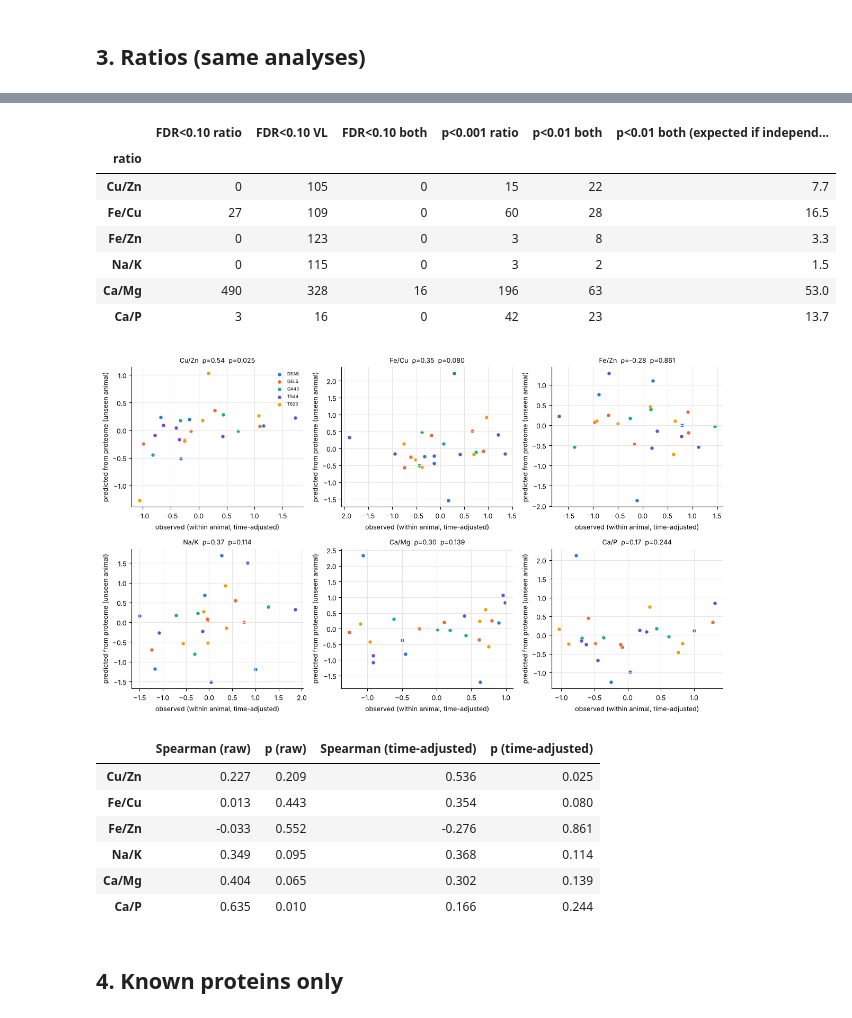
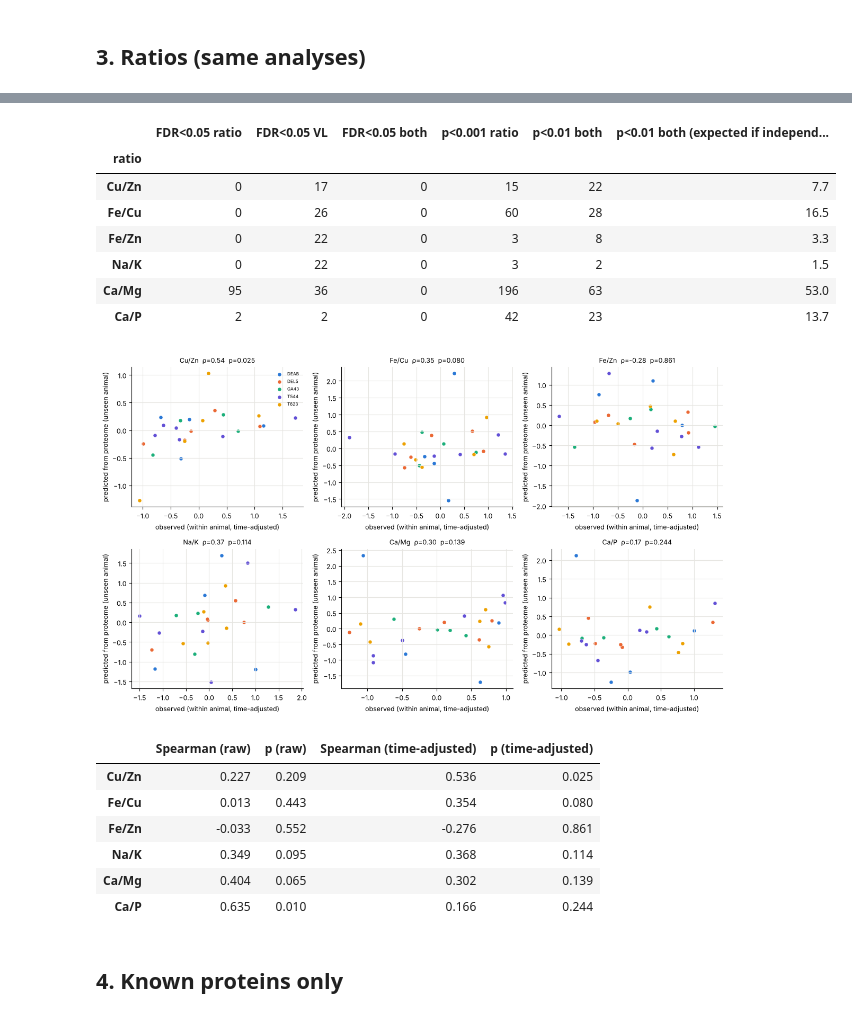
Before and after one commit to Isra-inventor/PRISM, a Jupyter notebook: omics_element_lmm/colab/Elements_Proteome_Colab_v2_executed.ipynb, the cells around one changed output, grey strips where cells are left out. Drawn from its saved outputs; the diff is of its cells as text; code cells hidden in the pictures.

```diff
--- a/omics_element_lmm/colab/Elements_Proteome_Colab_v2_executed.ipynb
+++ b/omics_element_lmm/colab/Elements_Proteome_Colab_v2_executed.ipynb
@@ -119,13 +119,13 @@ def run(name):
 {'Iron': 17, 'Copper': 9, 'Zinc': 15, 'Calcium/bone': 19, 'Na/K transport': 5, 'Acute phase': 16, 'Interferon': 12, 'Platelet': 18, 'Red cell': 8}
 # %%
 def volcano(ax, r, tag, title):
-    x, y = r[f"slope_{tag}"], -np.log10(r[f"p_{tag}"]); q = r[f"q_{tag}"] < .10; n = r[f"p_{tag}"] < .001
+    x, y = r[f"slope_{tag}"], -np.log10(r[f"p_{tag}"]); q = r[f"q_{tag}"] < .05; n = r[f"p_{tag}"] < .001
     ax.scatter(x[~n], y[~n], s=4, c=GREY); ax.scatter(x[n & ~q], y[n & ~q], s=9, c=BLUE); ax.scatter(x[q], y[q], s=14, c=ORANGE)
     for i in r[f"p_{tag}"].nsmallest(5).index: ax.annotate(r.label[i][:10], (x[i], y[i]), fontsize=7, xytext=(2, 2), textcoords="offset points")
-    ax.set_title(f"{title}\nFDR<0.10: {int(q.sum())} | p<0.001: {int(n.sum())}", fontsize=9); ax.set_xlabel("slope (log2 protein / SD)"); ax.set_ylabel("-log10 p")
+    ax.set_title(f"{title}\nFDR<0.05: {int(q.sum())} | p<0.001: {int(n.sum())}", fontsize=9); ax.set_xlabel("slope (log2 protein / SD)"); ax.set_ylabel("-log10 p")
 def counts(r):
     rows = []
-    for nm, fe, fv in [("FDR<0.10", r.q_E < .10, r.q_VL < .10), ("p<0.001", r.p_E < .001, r.p_VL < .001), ("p<0.01", r.p_E < .01, r.p_VL < .01)]:
+    for nm, fe, fv in [("FDR<0.05", r.q_E < .05, r.q_VL < .05), ("p<0.001", r.p_E < .001, r.p_VL < .001), ("p<0.01", r.p_E < .01, r.p_VL < .01)]:
         rows.append({"threshold": nm, "element only": int((fe & ~fv).sum()), "VL only": int((~fe & fv).sum()), "both": int((fe & fv).sum()), "both expected if independent": round(fe.sum() * fv.sum() / len(r), 1)})
     return pd.DataFrame(rows)
 def three_panel(name):
@@ -171,7 +171,7 @@ K: 3s
 # %%
 rows = []
 for el in ELEMENTS:
-    r = CACHE[el][0]; rows.append({"element": el, "FDR<0.10 element": int((r.q_E < .1).sum()), "FDR<0.10 VL": int((r.q_VL < .1).sum()), "FDR<0.10 both": int(((r.q_E < .1) & (r.q_VL < .1)).sum()),
+    r = CACHE[el][0]; rows.append({"element": el, "FDR<0.05 element": int((r.q_E < .05).sum()), "FDR<0.05 VL": int((r.q_VL < .05).sum()), "FDR<0.05 both": int(((r.q_E < .05) & (r.q_VL < .05)).sum()),
                                    "p<0.001 element": int((r.p_E < .001).sum()), "p<0.001 VL": int((r.p_VL < .001).sum()), "p<0.01 both": int(((r.p_E < .01) & (r.p_VL < .01)).sum()), "p<0.01 both (expected if independent)": round((r.p_E < .01).sum() * (r.p_VL < .01).sum() / len(r), 1)})
 T1 = pd.DataFrame(rows).set_index("element"); display(T1); T1.to_csv(f"{OUT}/1_element_vs_VL_counts.csv")
 # %% [output]
@@ -277,18 +277,18 @@ Na/K: 2s
 # %%
 rows = []
 for rt in RATIOS:
-    r = CACHE[rt][0]; rows.append({"ratio": rt, "FDR<0.10 ratio": int((r.q_E < .1).sum()), "FDR<0.10 VL": int((r.q_VL < .1).sum()), "FDR<0.10 both": int(((r.q_E < .1) & (r.q_VL < .1)).sum()), "p<0.001 ratio": int((r.p_E < .001).sum()), "p<0.01 both": int(((r.p_E < .01) & (r.p_VL < .01)).sum()), "p<0.01 both (expected if independent)": round((r.p_E < .01).sum() * (r.p_VL < .01).sum() / len(r), 1)})
+    r = CACHE[rt][0]; rows.append({"ratio": rt, "FDR<0.05 ratio": int((r.q_E < .05).sum()), "FDR<0.05 VL": int((r.q_VL < .05).sum()), "FDR<0.05 both": int(((r.q_E < .05) & (r.q_VL < .05)).sum()), "p<0.001 ratio": int((r.p_E < .001).sum()), "p<0.01 both": int(((r.p_E < .01) & (r.p_VL < .01)).sum()), "p<0.01 both (expected if independent)": round((r.p_E < .01).sum() * (r.p_VL < .01).sum() / len(r), 1)})
 T3 = pd.DataFrame(rows).set_index("ratio"); display(T3); T3.to_csv(f"{OUT}/3_ratio_vs_VL_counts.csv")
 T3b = loao_grid(list(RATIOS), lambda n: d[n].values, ncol=3); T3b.to_csv(f"{OUT}/3_leave_one_animal_out_ratios.csv")
 # %% [output]
-|  | FDR<0.10 ratio | FDR<0.10 VL | FDR<0.10 both | p<0.001 ratio | p<0.01 both | p<0.01 both (expected if independ... |
+|  | FDR<0.05 ratio | FDR<0.05 VL | FDR<0.05 both | p<0.001 ratio | p<0.01 both | p<0.01 both (expected if independ... |
 | ratio |  |  |  |  |  |  |
-| Cu/Zn | 0 | 105 | 0 | 15 | 22 | 7.7 |
-| Fe/Cu | 27 | 109 | 0 | 60 | 28 | 16.5 |
-| Fe/Zn | 0 | 123 | 0 | 3 | 8 | 3.3 |
-| Na/K | 0 | 115 | 0 | 3 | 2 | 1.5 |
-| Ca/Mg | 490 | 328 | 16 | 196 | 63 | 53.0 |
-| Ca/P | 3 | 16 | 0 | 42 | 23 | 13.7 |
+| Cu/Zn | 0 | 17 | 0 | 15 | 22 | 7.7 |
+| Fe/Cu | 0 | 26 | 0 | 60 | 28 | 16.5 |
+| Fe/Zn | 0 | 22 | 0 | 3 | 8 | 3.3 |
+| Na/K | 0 | 22 | 0 | 3 | 2 | 1.5 |
+| Ca/Mg | 95 | 36 | 0 | 196 | 63 | 53.0 |
+| Ca/P | 2 | 2 | 0 | 42 | 23 | 13.7 |
 [figure]
 |  | Spearman (raw) | p (raw) | Spearman (time-adjusted) | p (time-adjusted) |
 | Cu/Zn | 0.227 | 0.209 | 0.536 | 0.025 |
```
Also changed, not shown: parts of 4 cells of this notebook, 3 other files.
